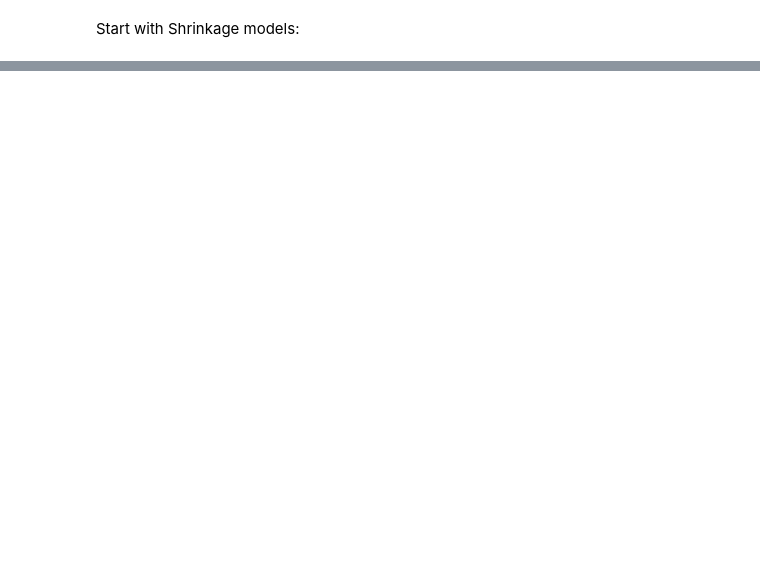
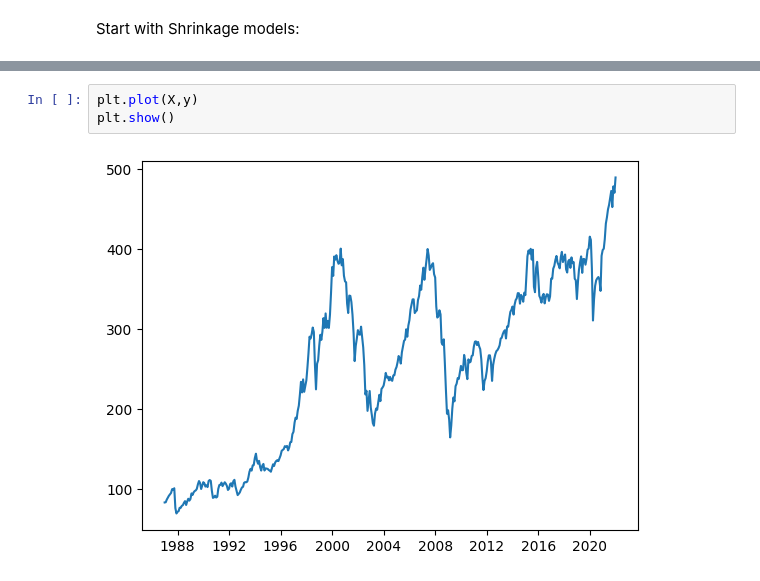
Before and after one commit to Ankru98/masterthesis, a Jupyter notebook: ML_price_data_filtered.ipynb, the cells around one changed output, grey strips where cells are left out. Cells and saved outputs as stored; diff of their text form; blank space fills up the shorter version.

```diff
--- a/ML_price_data_filtered.ipynb
+++ b/ML_price_data_filtered.ipynb
@@ -55,0 +41,5 @@ array(['1987-01-01T00:00:00.000000000', '1987-02-01T00:00:00.000000000',
+# %%
+plt.plot(X,y)
+plt.show()
+# %% [output]
+[figure, added]
```
Also changed, not shown: parts of 6 cells of this notebook.
